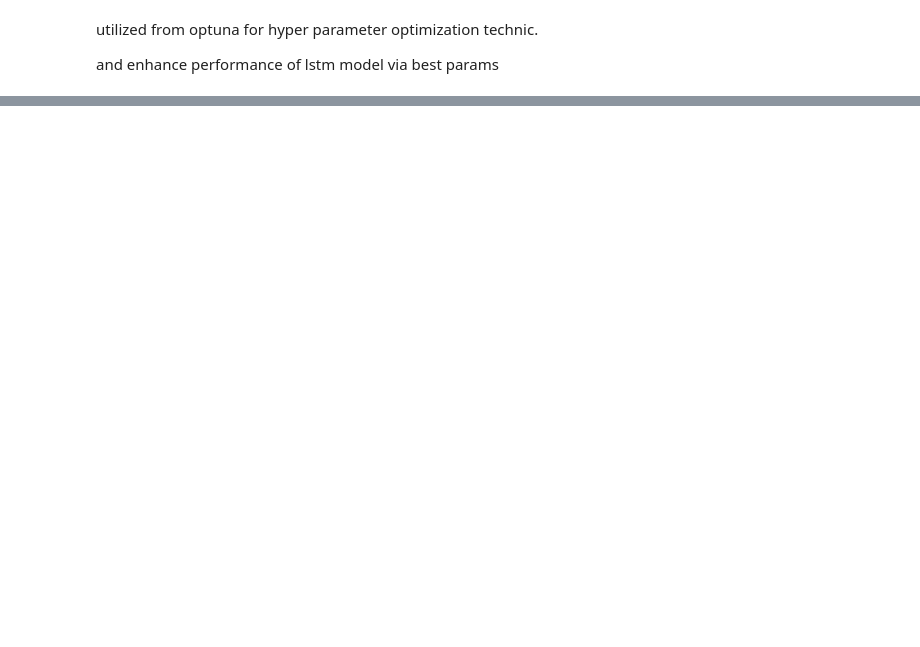
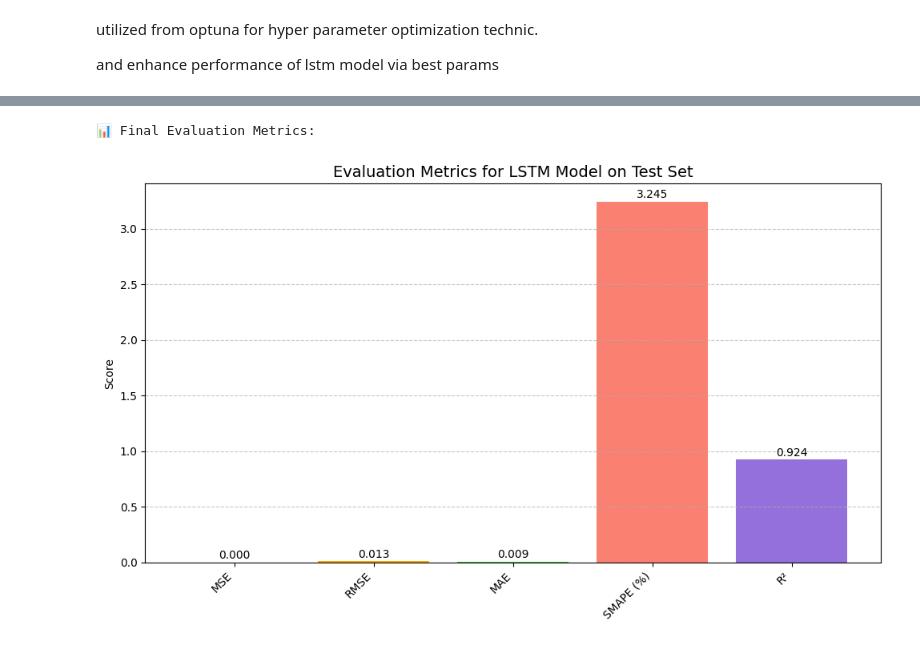
Before and after one commit to beratkaya61/iot_timeseries_machine_learning_updated, a Jupyter notebook: iot-timeseries-forecasting/updated_notebooks/2.1_lstm_model_optuna.ipynb, the cells around one changed output, grey strips where cells are left out. Cells and saved outputs as stored; diff of their text form; code cells hidden in the pictures; blank space fills up the shorter version.

```diff
--- a/iot-timeseries-forecasting/updated_notebooks/2.1_lstm_model_optuna.ipynb
+++ b/iot-timeseries-forecasting/updated_notebooks/2.1_lstm_model_optuna.ipynb
@@ -317,0 +355,43 @@ plt.show()
+# %%
+# calculate prediction accuracy and anomaly detection metrics
+print("\n📊 Final Evaluation Metrics:")
+
+preds_test = preds_test.flatten()
+trues_test = trues_test.flatten()
+
+mse= mean_squared_error(trues_test, preds_test)
+rmse = np.sqrt(mse)
+mae = mean_absolute_error(trues_test, preds_test)
+r2 = r2_score(trues_test, preds_test)
+
+smape_val = smape(trues_test, preds_test)
+
+metrics_data = {
+    'Metric': ['MSE', 'RMSE', 'MAE', 'SMAPE (%)', 'R²'],
+    'Score': [mse, rmse, mae, smape_val, r2]
+}
+
+# 'Anomalies_Z_Score','Anomalies_ISO_Forest'
+# len(z_score_anomalies), len(iso_anomalies)
+
+metrics_df = pd.DataFrame(metrics_data)
+
+colors = ['skyblue', 'orange', 'limegreen', 'salmon', 'mediumpurple', 'lightcoral', 'gold']
+
+fig, ax = plt.subplots(figsize=(10, 6))
+ax.set_xticklabels(metrics_df['Metric'], rotation=45, ha='right')
+bars = ax.bar(metrics_df['Metric'], metrics_df['Score'], color=colors)
+
+# Annotate bars
+for bar in bars:
+    yval = bar.get_height()
+    ax.text(bar.get_x() + bar.get_width() / 2, yval + 0.01, f'{yval:.3f}', ha='center', va='bottom', fontsize=10)
+
+ax.set_title('Evaluation Metrics for LSTM Model on Test Set', fontsize=14)
+ax.set_ylabel('Score')
+ax.grid(True, axis='y', linestyle='--', alpha=0.7)
+plt.tight_layout()
+plt.show()
+# %% [output]
+📊 Final Evaluation Metrics:
+[figure, added]
```
Also changed, not shown: parts of 15 cells of this notebook, 15 other files.
